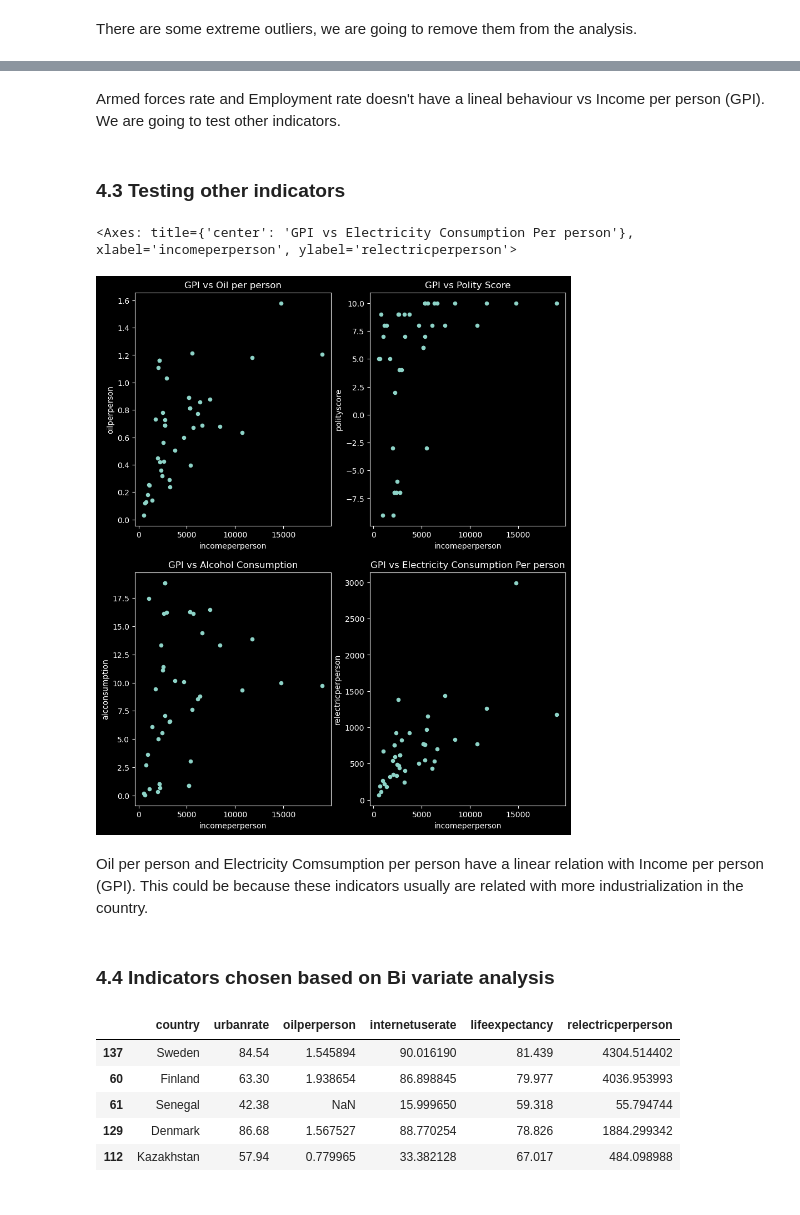
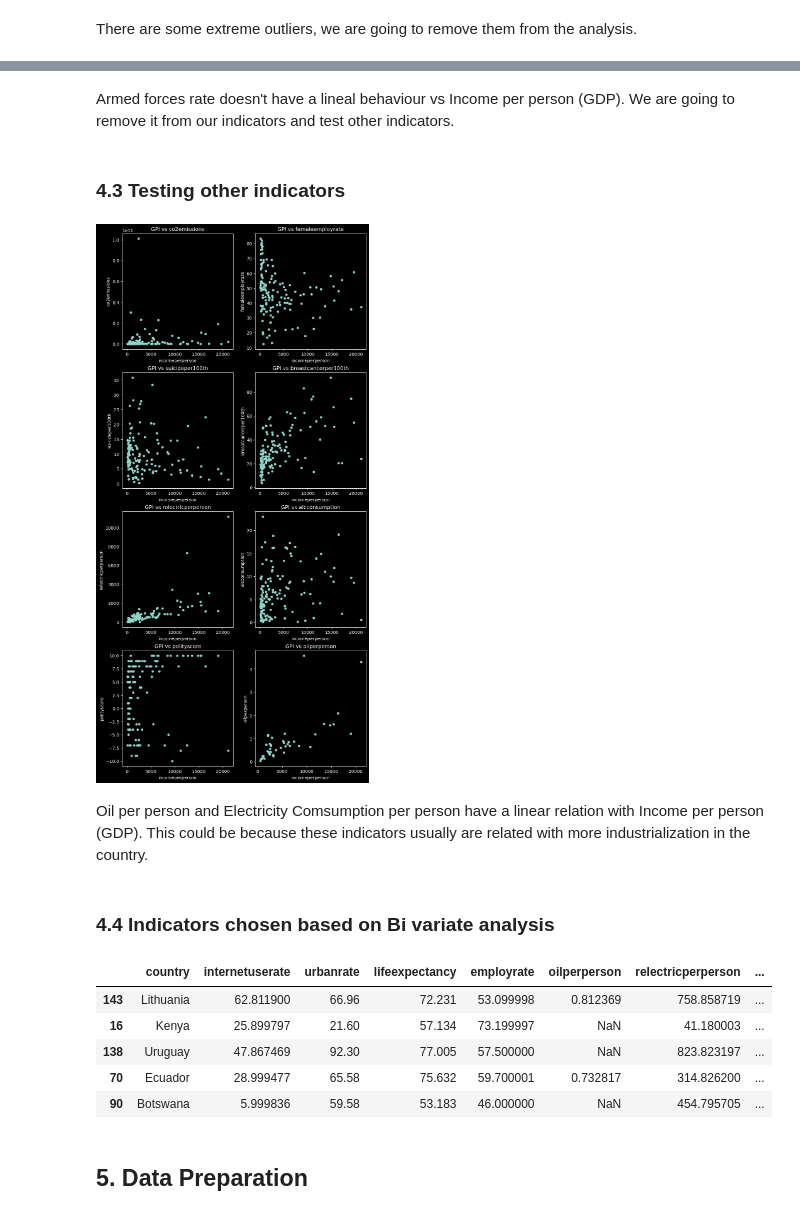
Before and after one commit to bsgarciac/gdp-understanding-linear-regression, a Jupyter notebook: analysis.ipynb, the cells around one changed output, grey strips where cells are left out. Drawn from its saved outputs; the diff is of its cells as text; code cells hidden in the pictures.

```diff
--- a/analysis.ipynb
+++ b/analysis.ipynb
@@ -17,7 +18,7 @@ pd.set_option("display.max_columns", None)
 pd.set_option("display.max_rows", 100)
 # %%
 # Loading gapmander CSV file as dataframe
-df = pd.read_csv("./data/gapminder_final.csv")
+df = pd.read_csv("./data/gapminder.csv")
 # %% [markdown]
 ## 2. Understanding the data
 # %%
@@ -57,7 +58,7 @@ It is unknown what indicators could affect the Gross Domestic Product (PBI). Nev
 * employmentrate: The employment rate is essential for the economic well-being of the population and a country's ability to maintain a healthy economy.
 # %%
 # Showing these top 5 indicators for a sample of 5 countries
-top_5_indicators = ["urbanrate", "armedforcesrate", "internetuserate", "lifeexpectancy", "employrate"]
+top_indicators = [ "internetuserate", "urbanrate", "armedforcesrate", "lifeexpectancy", "employrate"]
 color = {
     "incomeperperson": "#CDFAD5",
     "urbanrate": "#D2E0FB",
@@ -66,5 +67,5 @@ color = {
     "lifeexpectancy": "#8EACCD",
     "employrate": "#FF8080"
 }
-df[["country"] + top_5_indicators].sample(5)
+df[["country"] + top_indicators].sample(5)
 # %% [output]
@@ -322,0 +294,10 @@ Text(0.5, 1.0, 'GPI vs Employ Rate')
+# %%
+# GDP vs Oil Per person
+fig, axes = plt.subplots(nrows=2, ncols=2, figsize=(10,12))
+index = 0
+for i in range(0,2):
+    for j in range(0,2):
+        index += 1
+        indicator = top_indicators[index]
+        axes[i][j].set_title("GDP vs " + indicator)
+        df_no_outliers.plot.scatter(ax=axes[i][j], x='incomeperperson', y=indicator, c=color[indicator])
@@ -323,2 +306,2 @@ Text(0.5, 1.0, 'GPI vs Employ Rate')
 # %% [markdown]
-Armed forces rate and Employment rate doesn't have a lineal behaviour vs Income per person (GPI). We are going to test other indicators.
+Armed forces rate doesn't have a lineal behaviour vs Income per person (GDP). We are going to remove it from our indicators and test other indicators.
@@ -325,39 +310,30 @@ Armed forces rate and Employment rate doesn't have a lineal behaviour vs Income
 # %% [markdown]
 ### 4.3 Testing other indicators
 # %%
-# GPI vs Oil Per person
-fig, axes = plt.subplots(nrows=2, ncols=2, figsize=(10,12))
-axes[0][0].set_title("GPI vs Oil per person")
-test.plot.scatter(ax=axes[0][0], x='incomeperperson', y='oilperperson')
-axes[0][1].set_title("GPI vs Polity Score")
-test.plot.scatter(ax=axes[0][1], x='incomeperperson', y='polityscore')
-axes[1][0].set_title("GPI vs Alcohol Consumption")
-test.plot.scatter(ax=axes[1][0], x='incomeperperson', y='alcconsumption')
-axes[1][1].set_title("GPI vs Electricity Consumption Per person")
-test.plot.scatter(ax=axes[1][1], x='incomeperperson', y='relectricperperson')
+# GDP vs Several indicators
+fig, axes = plt.subplots(nrows=4, ncols=2, figsize=(10,22))
+other_indicators = ['oilperperson', 'polityscore', 'alcconsumption', 'relectricperperson', 'breastcancerper100th', 'suicideper100th', 'femaleemployrate', 'co2emissions']
+for i in range(0,4):
+    for j in range(0,2):
+        indicator = other_indicators.pop()
+        axes[i][j].set_title("GDP vs " + indicator)
+        df_no_outliers.plot.scatter(ax=axes[i][j], x='incomeperperson', y=indicator)
 # %% [output]
-<Axes: title={'center': 'GPI vs Electricity Consumption Per person'}, xlabel='incomeperperson', ylabel='relectricperperson'>
-[figure, old version]
+[figure, new version]
 # %% [markdown]
- Oil per person and Electricity Comsumption per person have a linear relation with Income per person (GPI). This could be because these indicators usually are related with more industrialization in the country.
+ Oil per person and Electricity Comsumption per person have a linear relation with Income per person (GDP). This could be because these indicators usually are related with more industrialization in the country.
 # %% [markdown]
 ### 4.4 Indicators chosen based on Bi variate analysis
 # %%
 # Showing these top 5 indicators for a sample of 5 countries
-top_5_indicators = ["urbanrate", "oilperperson", "internetuserate", "lifeexpectancy", "relectricperperson"]
-color = {
-    "incomeperperson": "#CDFAD5",
-    "urbanrate": "#D2E0FB",
-    "oilperperson": "#F9F3CC",
-    "internetuserate": "#D7E5CA",
-    "lifeexpectancy": "#8EACCD",
-    "relectricperperson": "#FF8080"
-}
-df[["country"] + top_5_indicators].sample(5)
+top_indicators += ["oilperperson", "relectricperperson", "alcconsumption", "breastcancerper100th", "suicideper100th", "femaleemployrate"]
+df[["country"] + top_indicators].sample(5)
 # %% [output]
-|  | country | urbanrate | oilperperson | internetuserate | lifeexpectancy | relectricperperson |
-| 137 | Sweden | 84.54 | 1.545894 | 90.016190 | 81.439 | 4304.514402 |
-| 60 | Finland | 63.30 | 1.938654 | 86.898845 | 79.977 | 4036.953993 |
-| 61 | Senegal | 42.38 | NaN | 15.999650 | 59.318 | 55.794744 |
-| 129 | Denmark | 86.68 | 1.567527 | 88.770254 | 78.826 | 1884.299342 |
-| 112 | Kazakhstan | 57.94 | 0.779965 | 33.382128 | 67.017 | 484.098988 |
+|  | country | internetuserate | urbanrate | lifeexpectancy | employrate | oilperperson | relectricperperson | ... |
+| 143 | Lithuania | 62.811900 | 66.96 | 72.231 | 53.099998 | 0.812369 | 758.858719 | ... |
+| 16 | Kenya | 25.899797 | 21.60 | 57.134 | 73.199997 | NaN | 41.180003 | ... |
+| 138 | Uruguay | 47.867469 | 92.30 | 77.005 | 57.500000 | NaN | 823.823197 | ... |
+| 70 | Ecuador | 28.999477 | 65.58 | 75.632 | 59.700001 | 0.732817 | 314.826200 | ... |
+| 90 | Botswana | 5.999836 | 59.58 | 53.183 | 46.000000 | NaN | 454.795705 | ... |
+# %% [markdown]
+## 5. Data Preparation
```
Also changed, not shown: parts of 51 cells of this notebook, 4 other files.
